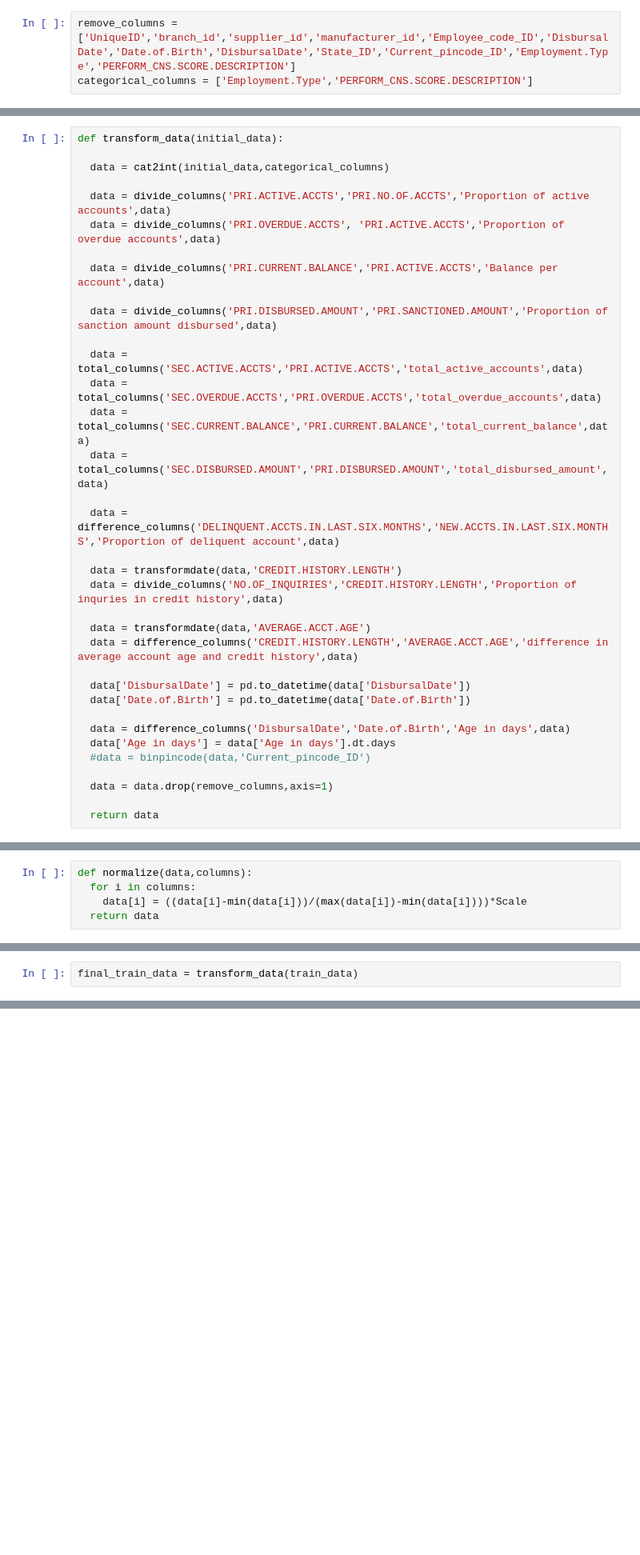
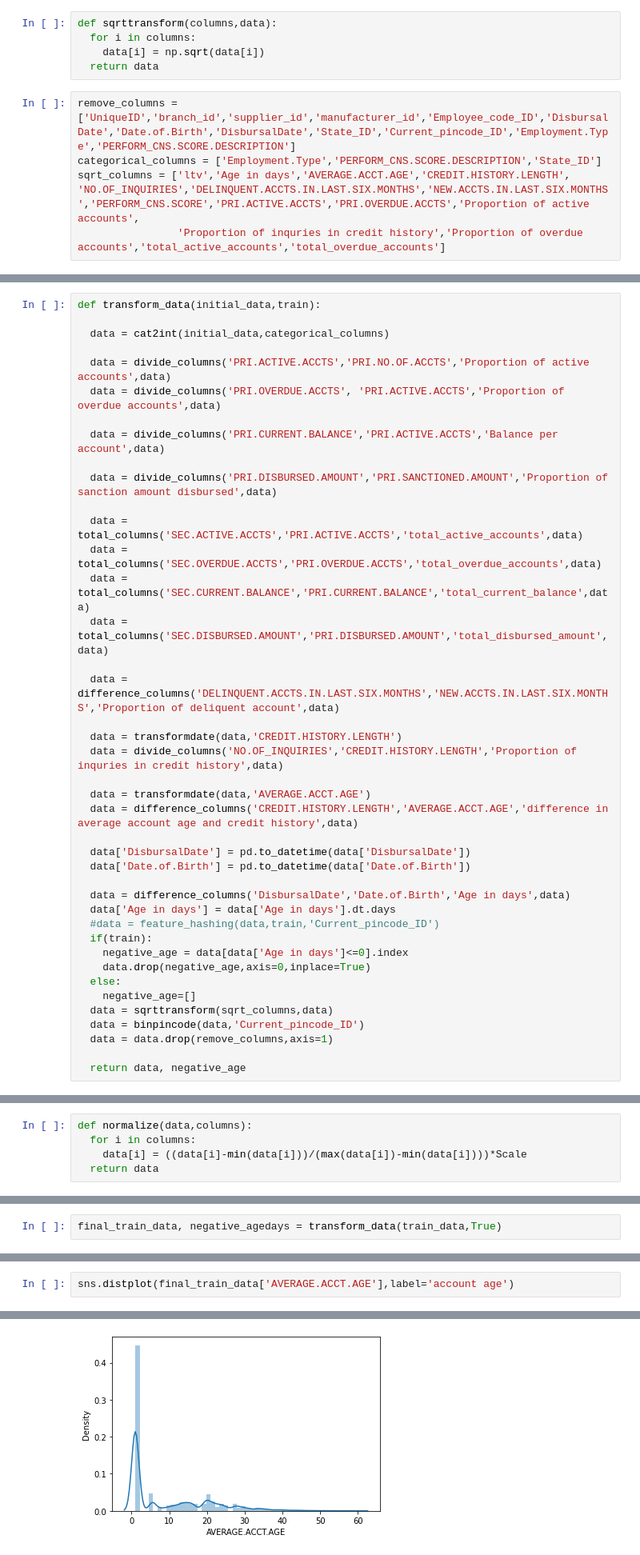
Before and after one commit to pahwa1902/Learning, a Jupyter notebook: VehicleLoanDefault.ipynb, the cells around one changed output, grey strips where cells are left out. Shown at 80% size. Saved outputs shown, nothing was run; the diff lists cells and outputs as text; blank space fills up the shorter version.

```diff
--- a/VehicleLoanDefault.ipynb
+++ b/VehicleLoanDefault.ipynb
@@ -183,13 +170,20 @@ def difference_columns(a,b,result,initial_data):
   data = add_column([result],initial_data)
   data[result] = data[a]-data[b]
   return data
+# %%
+def sqrttransform(columns,data):
+  for i in columns:
+    data[i] = np.sqrt(data[i])
+  return data
 # %%
 remove_columns = ['UniqueID','branch_id','supplier_id','manufacturer_id','Employee_code_ID','DisbursalDate','Date.of.Birth','DisbursalDate','State_ID','Current_pincode_ID','Employment.Type','PERFORM_CNS.SCORE.DESCRIPTION']
-categorical_columns = ['Employment.Type','PERFORM_CNS.SCORE.DESCRIPTION']
+categorical_columns = ['Employment.Type','PERFORM_CNS.SCORE.DESCRIPTION','State_ID']
+sqrt_columns = ['ltv','Age in days','AVERAGE.ACCT.AGE','CREDIT.HISTORY.LENGTH', 'NO.OF_INQUIRIES','DELINQUENT.ACCTS.IN.LAST.SIX.MONTHS','NEW.ACCTS.IN.LAST.SIX.MONTHS','PERFORM_CNS.SCORE','PRI.ACTIVE.ACCTS','PRI.OVERDUE.ACCTS','Proportion of active accounts',
+                'Proportion of inquries in credit history','Proportion of overdue accounts','total_active_accounts','total_overdue_accounts']
 # %%
 final_train_label = train_data.pop('loan_default')
 # %%
-def transform_data(initial_data):
+def transform_data(initial_data,train):
 
   data = cat2int(initial_data,categorical_columns)
 
@@ -218,11 +212,17 @@ def transform_data(initial_data):
 
   data = difference_columns('DisbursalDate','Date.of.Birth','Age in days',data)
   data['Age in days'] = data['Age in days'].dt.days
-  #data = binpincode(data,'Current_pincode_ID')
-
+  #data = feature_hashing(data,train,'Current_pincode_ID')
+  if(train):
+    negative_age = data[data['Age in days']<=0].index
+    data.drop(negative_age,axis=0,inplace=True)
+  else:
+    negative_age=[]
+  data = sqrttransform(sqrt_columns,data)
+  data = binpincode(data,'Current_pincode_ID')
   data = data.drop(remove_columns,axis=1)
 
-  return data
+  return data, negative_age
 # %%
 min_max_scaler = preprocessing.MinMaxScaler()
 # %%
@@ -233,4 +233,4 @@ def normalize(data,columns):
 # %%
 normalize_columns = ['disbursed_amount', 'asset_cost', 'ltv','PERFORM_CNS.SCORE','PRI.NO.OF.ACCTS', 'PRI.ACTIVE.ACCTS','PRI.OVERDUE.ACCTS', 'PRI.CURRENT.BALANCE', 'PRI.SANCTIONED.AMOUNT','PRI.DISBURSED.AMOUNT', 'SEC.NO.OF.ACCTS', 'SEC.ACTIVE.ACCTS','SEC.OVERDUE.ACCTS', 'SEC.CURRENT.BALANCE', 'SEC.SANCTIONED.AMOUNT','SEC.DISBURSED.AMOUNT', 'PRIMARY.INSTAL.AMT', 'SEC.INSTAL.AMT','NEW.ACCTS.IN.LAST.SIX.MONTHS', 'DELINQUENT.ACCTS.IN.LAST.SIX.MONTHS','AVERAGE.ACCT.AGE', 'CREDIT.HISTORY.LENGTH', 'NO.OF_INQUIRIES','total_active_accounts','total_overdue_accounts','total_current_balance','total_disbursed_amount','total_disbursed_amount','Proportion of inquries in credit history','difference in average account age and credit history','Age in days','Proportion of active accounts','Proportion of overdue accounts','Balance per account','Proportion of sanction amount disbursed']
 # %%
-final_train_data = transform_data(train_data)
+final_train_data, negative_agedays = transform_data(train_data,True)
@@ -238,0 +239,3 @@ final_train_data.head()
+# %%
+sns.distplot(final_train_data['AVERAGE.ACCT.AGE'],label='account age')
+# %% [output]
@@ -238,0 +243 @@ final_train_data.head()
+[figure, added]
```
Also changed, not shown: parts of 32 cells of this notebook.
